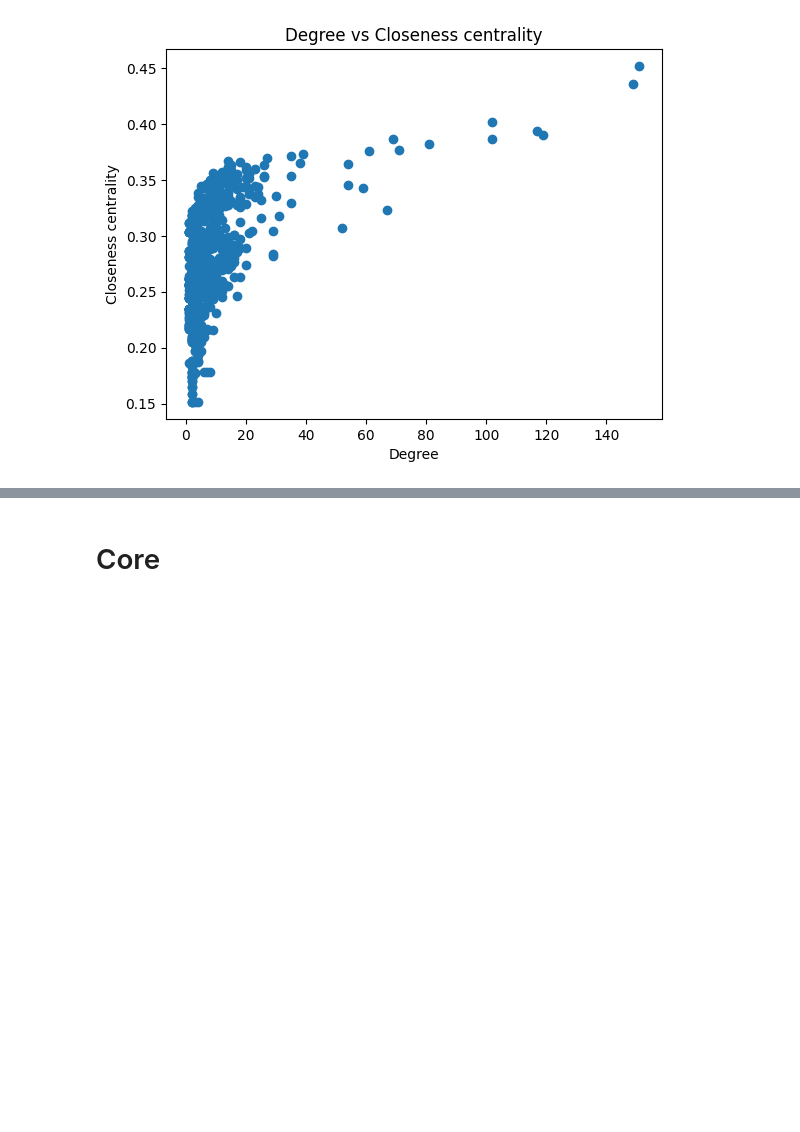
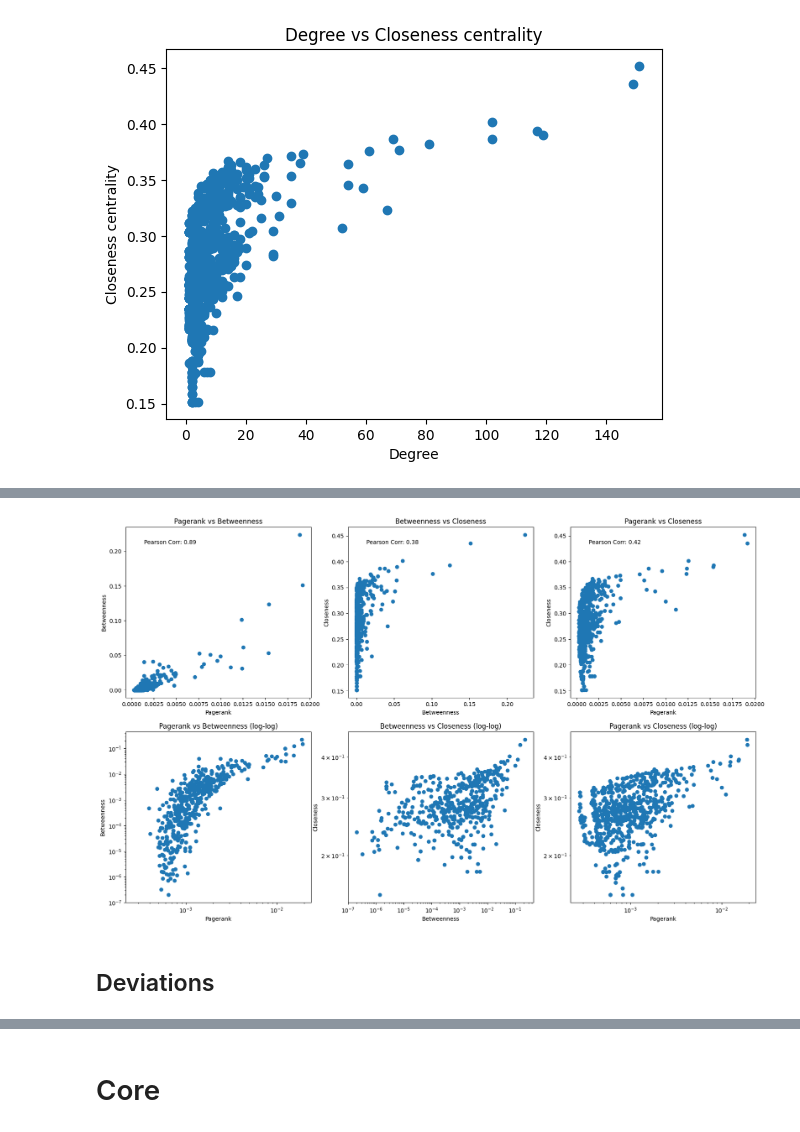
Before and after one commit to danieldamc/redes-complejas, a Jupyter notebook: assigment_1.ipynb, the cells around one changed output, grey strips where cells are left out. Saved outputs shown, nothing was run; the diff lists cells and outputs as text; code cells hidden in the pictures; blank space fills up the shorter version.

```diff
--- a/assigment_1.ipynb
+++ b/assigment_1.ipynb
@@ -212,0 +252,28 @@ plt.show()
+# %%
+fig, axs = plt.subplots(2, 3, figsize=(20, 12))
+
+scatter_plots = [
+    (pagerank, betweenness_centrality, pearson_corr_pagerank_betweenness, "Pagerank", "Betweenness"),
+    (betweenness_centrality, closeness, pearson_corr_betweenness_closeness, "Betweenness", "Closeness"),
+    (pagerank, closeness, pearson_corr_pagerank_closeness, "Pagerank", "Closeness")
+]
+
+for i, (x, y, corr, x_label, y_label) in enumerate(scatter_plots):
+	ax = axs[0, i]
+	ax.scatter(x, y)
+	ax.set_title(f'{x_label} vs {y_label}')
+	ax.set_xlabel(x_label)
+	ax.set_ylabel(y_label)
+	ax.text(0.1, 0.9, f"Pearson Corr: {corr:.2f}", transform=ax.transAxes)
+
+	ax = axs[1, i]
+	ax.scatter(x, y)
+	ax.set_title(f'{x_label} vs {y_label} (log-log)')
+	ax.set_xlabel(x_label)
+	ax.set_ylabel(y_label)
+	ax.set_xscale('log')
+	ax.set_yscale('log')
+# %% [output]
+[figure, added]
+# %% [markdown]
+## Deviations
```
Also changed, not shown: parts of 9 cells of this notebook, 4 other files.
